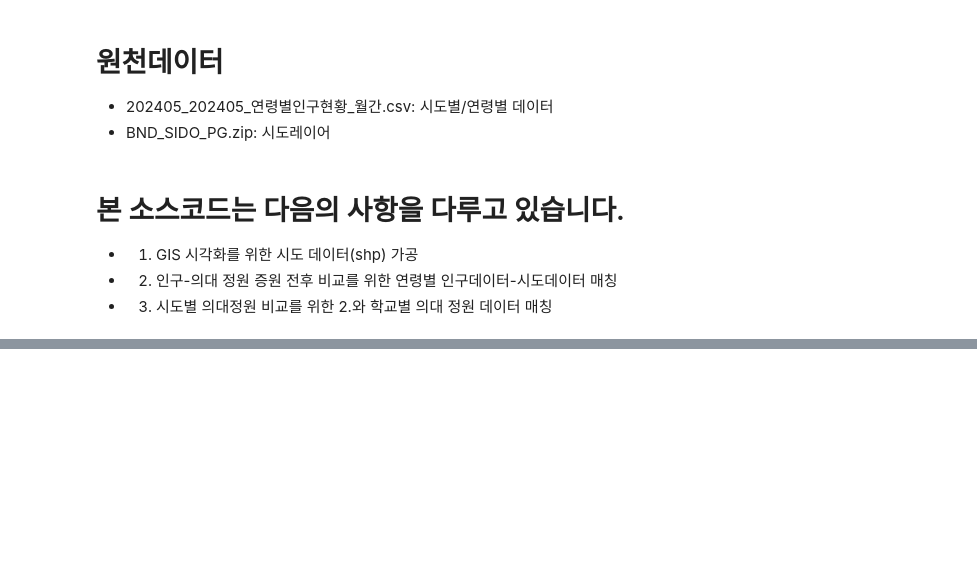
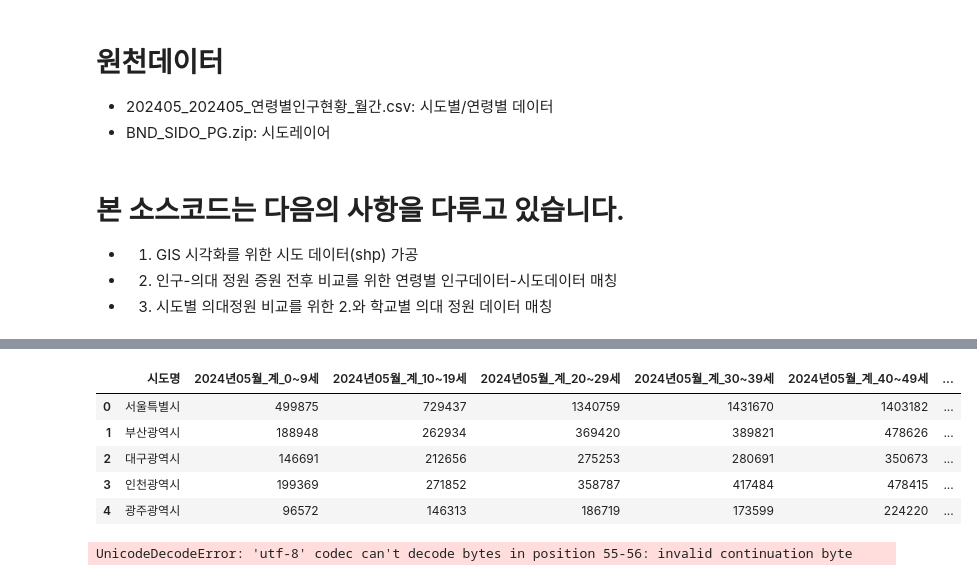
Before and after one commit to rnjsrlgns0/-GIS-Based-Visualization-of-Medical-School-Quota-Expansion, a Jupyter notebook: 소스코드/preprocessing_GIS_pop.ipynb, the cells around one changed output, grey strips where cells are left out. Saved outputs shown, nothing was run; the diff lists cells and outputs as text; code cells hidden in the pictures; blank space fills up the shorter version.

```diff
--- a/소스코드/preprocessing_GIS_pop.ipynb
+++ b/소스코드/preprocessing_GIS_pop.ipynb
@@ -36,0 +98,7 @@ df_pop.head()
+# %%
+# df_pop의 행정구역 공백 제거
+df_pop['행정구역'] = df_pop['행정구역'].str.strip('   ')
+df_pop.rename({'행정구역':'시도명'}, axis = 1, inplace = True)
+# %%
+gdf = gdf[['SIDO_NM', 'geometry']]
+gdf.rename({'SIDO_NM':'시도명'}, axis = 1, inplace = True)
@@ -36,0 +142,10 @@ df_pop.head()
+# %%
+sido_pop = df_pop.merge(gdf, on = '시도명', how = 'left')
+sido_pop.head()
+# %% [output]
+|  | 시도명 | 2024년05월_계_0~9세 | 2024년05월_계_10~19세 | 2024년05월_계_20~29세 | 2024년05월_계_30~39세 | 2024년05월_계_40~49세 | ... |
+| 0 | 서울특별시 | 499875 | 729437 | 1340759 | 1431670 | 1403182 | ... |
+| 1 | 부산광역시 | 188948 | 262934 | 369420 | 389821 | 478626 | ... |
+| 2 | 대구광역시 | 146691 | 212656 | 275253 | 280691 | 350673 | ... |
+| 3 | 인천광역시 | 199369 | 271852 | 358787 | 417484 | 478415 | ... |
+| 4 | 광주광역시 | 96572 | 146313 | 186719 | 173599 | 224220 | ... |
@@ -36,0 +157,7 @@ df_pop.head()
+# %%
+gdf_sido_pop = gpd.GeoDataFrame(sido_pop,
+                            crs = file.crs ,
+                            geometry = 'geometry')
+gdf_sido_pop.to_file('../시도_연령별_인구', encoding = 'utf-8')
+# %% [output]
+UnicodeDecodeError: 'utf-8' codec can't decode bytes in position 55-56: invalid continuation byte
```
Also changed, not shown: parts of 12 cells of this notebook, 1 other file.
